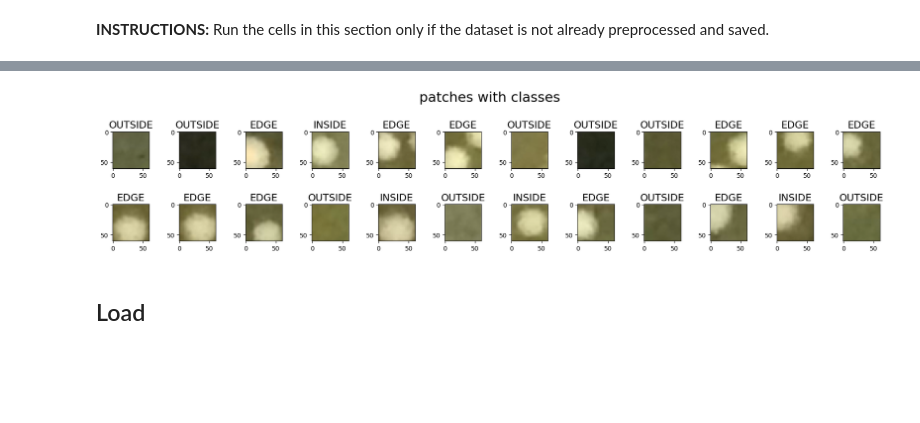
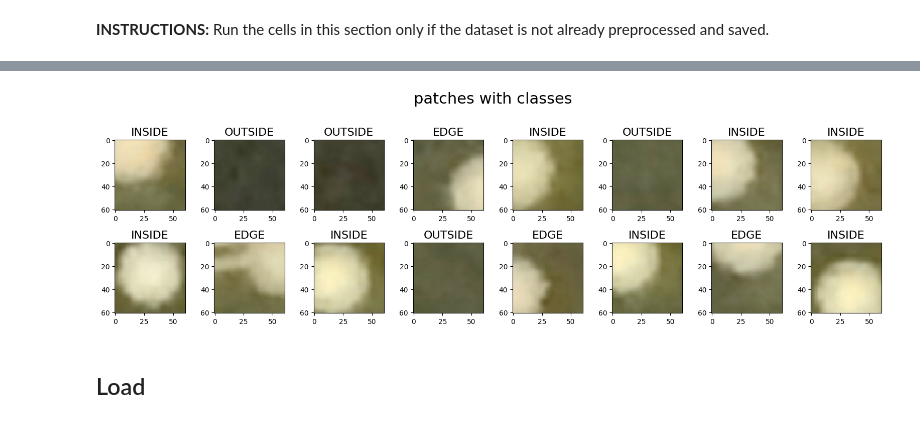
Before and after one commit to sheaconlon/cell_counting2, a Jupyter notebook: src/model/segmentation/convnet1/convnet1.ipynb, the cells around one changed output, grey strips where cells are left out. Saved outputs shown, nothing was run; the diff lists cells and outputs as text; code cells hidden in the pictures; blank space fills up the shorter version.

```diff
--- a/src/model/segmentation/convnet1/convnet1.ipynb
+++ b/src/model/segmentation/convnet1/convnet1.ipynb
@@ -12,8 +12,8 @@ for module in (dataset, visualization, preprocess, metric, model, neural_net, co
 **INSTRUCTIONS:** Set the constants in the following cell appropriately, then run the cells in this section.
 # %%
 # Some run-specific constants.
-PACKAGE_ROOT = "/home/ubuntu/cell_counting"
-MODEL_NAME = "dataset-100000-patches_training-40-on-p2xlarge"
+PACKAGE_ROOT = "/Users/sheaconlon/Dropbox/research/cell_counting"
+MODEL_NAME = "dataset-10000-patches_training-20-on-macbook"
 # %%
 # Import some other packages.
 from IPython import display
@@ -22,7 +23,7 @@ import os
 # %%
 # Some paths.
 MODEL_ROOT = os.path.join(PACKAGE_ROOT, "src/model/segmentation/convnet1")
-DATASETS_ROOT = os.path.join(MODEL_ROOT, "dataset_100000_patches")
+DATASETS_ROOT = os.path.join(MODEL_ROOT, "dataset_10000_patches")
 MODEL_SAVES_ROOT = os.path.join(MODEL_ROOT, "model_saves")
 # %%
 # Configure matplotlib.
@@ -44,8 +45,15 @@ from src.model.segmentation.convnet1 import convnet1
 **INSTRUCTIONS:** Run the cells in this section only if the dataset is not already preprocessed and saved.
 # %%
 # Load the dataset, processing it as a collection of image-mask pairs.
-TARGET_DIMS = (2448*2, 2448*2)
+DEST_DIMS = (2*2448, 2*2448)
+
+def transform(aspects):
+    inp = np.stack((aspects["red"], aspects["green"], aspects["blue"]), axis=2)
+    inp = misc.imresize(inp, DEST_DIMS, interp="bilinear")
+    class_image = np.stack((aspects["inside"], aspects["edge"], aspects["outside"]), axis=2)
+    class_image = misc.imresize(class_image, DEST_DIMS, interp="bicubic")
+    out = np.argmin(class_image, axis=2)
+    return inp, out
 
 images_masks = dataset.Dataset(os.path.join(DATASETS_ROOT, "main"), 1)
-images_masks.load_image_mask_pairs(os.path.join(PACKAGE_ROOT, "data/easy/raw/images"),
-    os.path.join(PACKAGE_ROOT, "data/easy/raw/masks"), TARGET_DIMS)
+images_masks.initialize_from_aspects(os.path.join(PACKAGE_ROOT, "data/easy/data"), transform)
@@ -74,22 +88,14 @@ visualization.show_image_grid(outputs, ROWS, COLS, ROW_HEIGHT*ROWS, COL_WIDTH*CO
 #visualization.show_image_grid(outputs, 1, 3, 2, 6, "masks")
 # %%
 # Extract patches from the images.
-GRAY_MAX = 200
-BLACK_MAX = 10
 PATCH_SIZE = 61
-MAX_PATCHES = 100_000
+MAX_PATCHES = 10_000
 RGB_MAX = 255
-SEGMENT_SIZE = 5000
+
+SEGMENT_SIZE = 1000
 
 def extract_patches(example):
-    image, mask = example
-    mask = np.mean(mask, axis=2)
-    h, w = mask.shape
-    mask_edge_or_inside = mask < GRAY_MAX
-    mask_inside = mask < BLACK_MAX
-    class_image = np.zeros_like(mask)
-    class_image[mask_edge_or_inside] = 1
-    class_image[mask_inside] = 2
+    image, class_image = example
     patches, classes = preprocess.extract_patches(image, class_image, PATCH_SIZE, max_patches=MAX_PATCHES)
     examples = [(patches[i, ...] / RGB_MAX, classes[i]) for i in range(classes.shape[0])]
     return examples
@@ -98,16 +104,16 @@ images_masks.map(extract_patches)
 images_masks.set_segment_size(SEGMENT_SIZE)
 # %%
 # Plot a batch.
-CLASS_NAMES = {0:"OUTSIDE", 1:"EDGE", 2:"INSIDE"}
+CLASS_NAMES = {0:"INSIDE", 1:"EDGE", 2:"OUTSIDE"}
 RGB_MAX = 255
-GRID_ROWS, GRID_COLS = 2, 12
-ROW_HEIGHT, COL_WIDTH = 2, 1.5
+GRID_ROWS, GRID_COLS = 2, 8
+ROW_HEIGHT, COL_WIDTH = 2.5, 2
 
 inputs, outputs = images_masks.get_batch(GRID_ROWS*GRID_COLS)
 visualization.show_image_grid(inputs*RGB_MAX, GRID_ROWS, GRID_COLS, ROW_HEIGHT*GRID_ROWS, COL_WIDTH*GRID_COLS, "patches with classes",
                               [CLASS_NAMES[outputs[i]] for i in range(outputs.shape[0])])
 # %% [output]
-[figure, old version]
+[figure, new version]
 # %%
 # One-hot encode the labels.
 import tensorflow as tf
```
Also changed, not shown: parts of 10 cells of this notebook, 1 other file.
